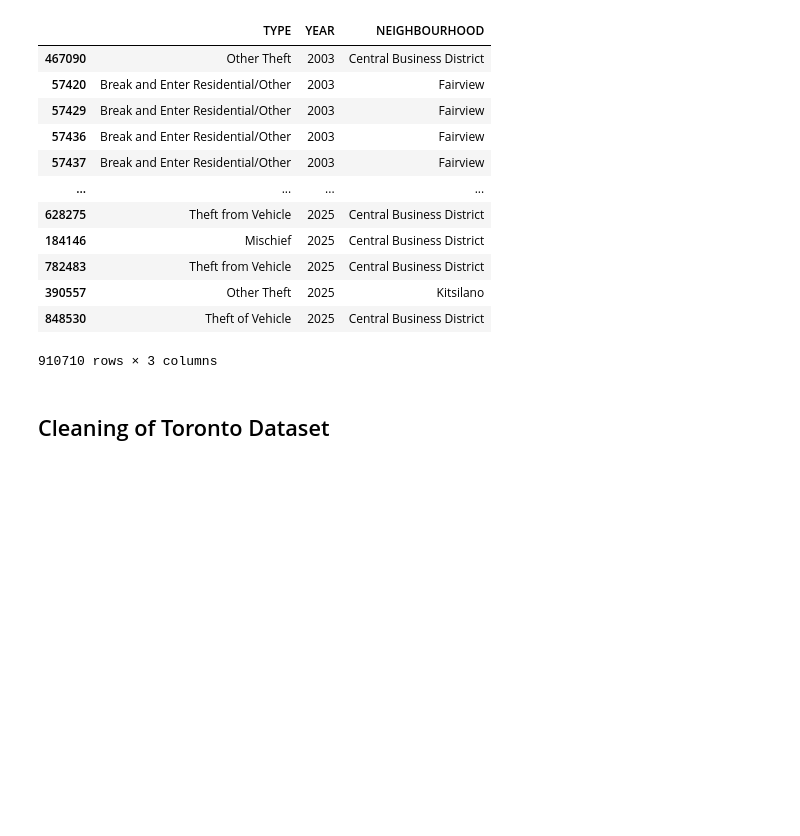
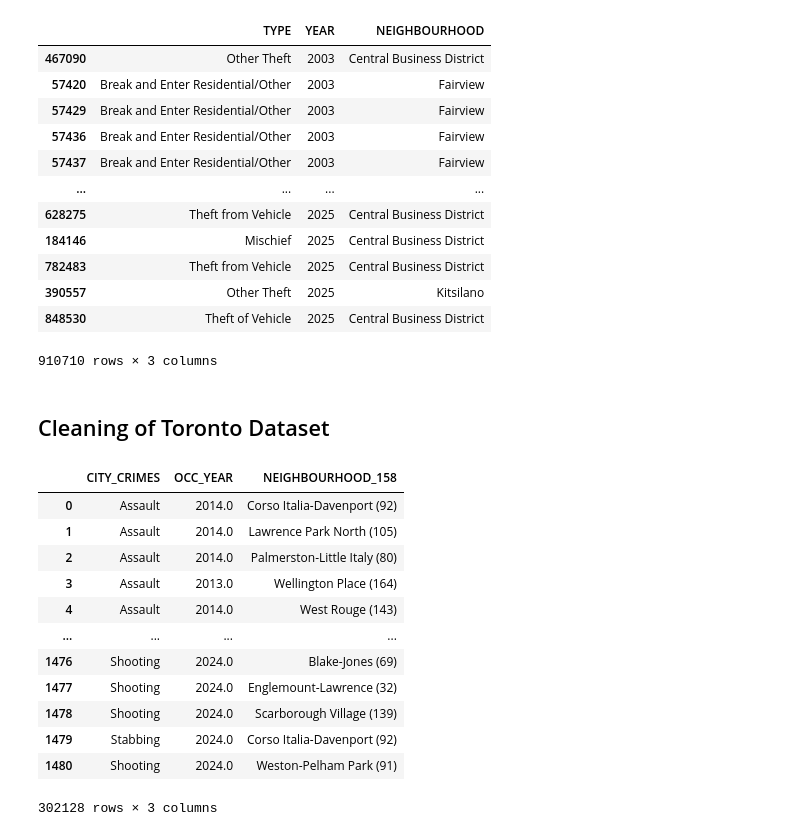
Before and after one commit to riggedjoker/CrimeAnalysis_Canada_Project, a Jupyter notebook: jupyter-notebook/crime_analysis.ipynb, the cells around one changed output. Cells and saved outputs as stored; diff of their text form; code cells hidden in the pictures; blank space fills up the shorter version.

Commit message:
Cleaned both of the datasets, running perfect i guess?

```diff
--- a/jupyter-notebook/crime_analysis.ipynb
+++ b/jupyter-notebook/crime_analysis.ipynb
@@ -115,3 +95,33 @@ vd_final
 910710 rows × 3 columns
 # %% [markdown]
 <h2>Cleaning of Toronto Dataset</h2>
+# %%
+import pandas as pd
+#fulfilling the first merge successfully
+toronto_first_merge = pd.concat([tor_assault_datasets, tor_break_and_enter], axis=0)
+toronto_first_merge['CRIMES'] = toronto_first_merge['MCI_CATEGORY'].combine_first(toronto_first_merge['OFFENCE'])
+toronto_first_clean = toronto_first_merge.drop(columns = ['MCI_CATEGORY', 'OFFENCE'])
+
+toronto_first_clean.dropna()
+#time to do the second cleaning with toronto_homicides
+toronto_second_merge = pd.concat([toronto_first_clean, tor_homicides], axis = 0)
+toronto_second_merge['CITY_CRIMES'] = toronto_second_merge['CRIMES'].combine_first(toronto_second_merge['HOMICIDE_TYPE'])
+
+toronto_dataset = toronto_second_merge.drop(columns= ['CRIMES', 'HOMICIDE_TYPE'])
+
+toronto_dataset = toronto_dataset[['CITY_CRIMES', 'OCC_YEAR', 'NEIGHBOURHOOD_158']]
+toronto_dataset
+# %% [output]
+|  | CITY_CRIMES | OCC_YEAR | NEIGHBOURHOOD_158 |
+| 0 | Assault | 2014.0 | Corso Italia-Davenport (92) |
+| 1 | Assault | 2014.0 | Lawrence Park North (105) |
+| 2 | Assault | 2014.0 | Palmerston-Little Italy (80) |
+| 3 | Assault | 2013.0 | Wellington Place (164) |
+| 4 | Assault | 2014.0 | West Rouge (143) |
+| ... | ... | ... | ... |
+| 1476 | Shooting | 2024.0 | Blake-Jones (69) |
+| 1477 | Shooting | 2024.0 | Englemount-Lawrence (32) |
+| 1478 | Shooting | 2024.0 | Scarborough Village (139) |
+| 1479 | Stabbing | 2024.0 | Corso Italia-Davenport (92) |
+| 1480 | Shooting | 2024.0 | Weston-Pelham Park (91) |
+302128 rows × 3 columns
```
Also changed, not shown: parts of 2 cells of this notebook.
